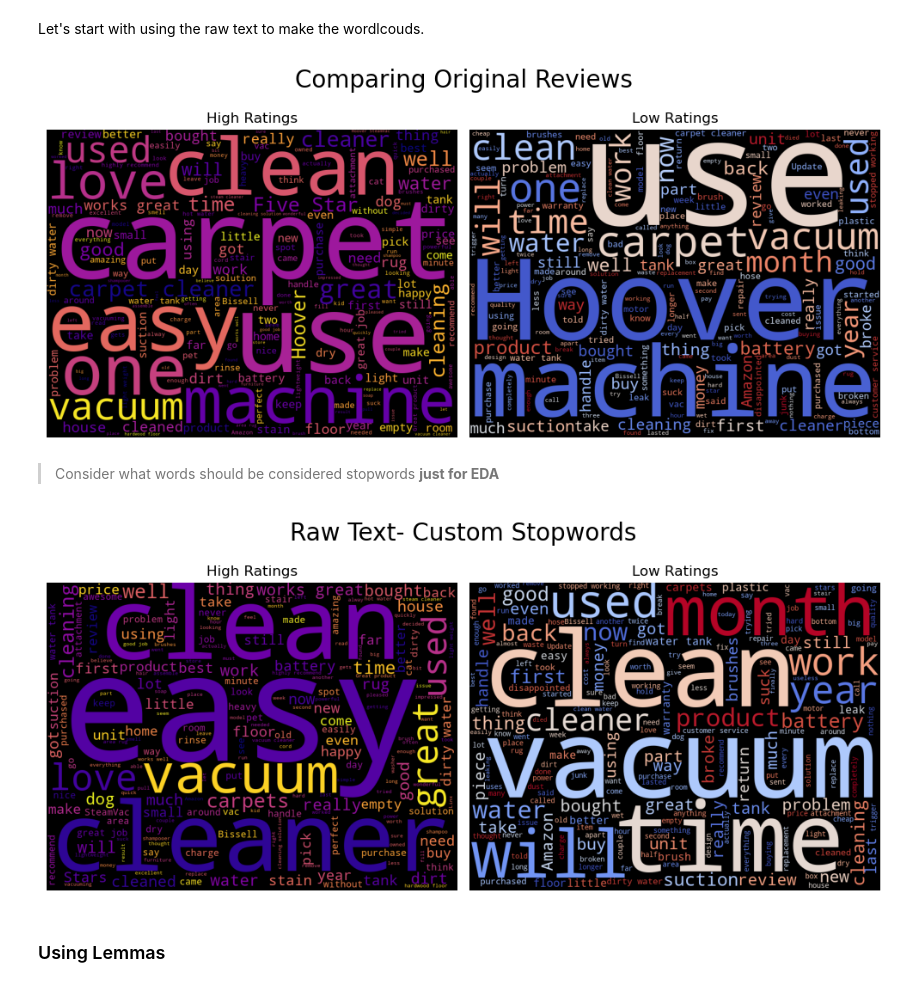
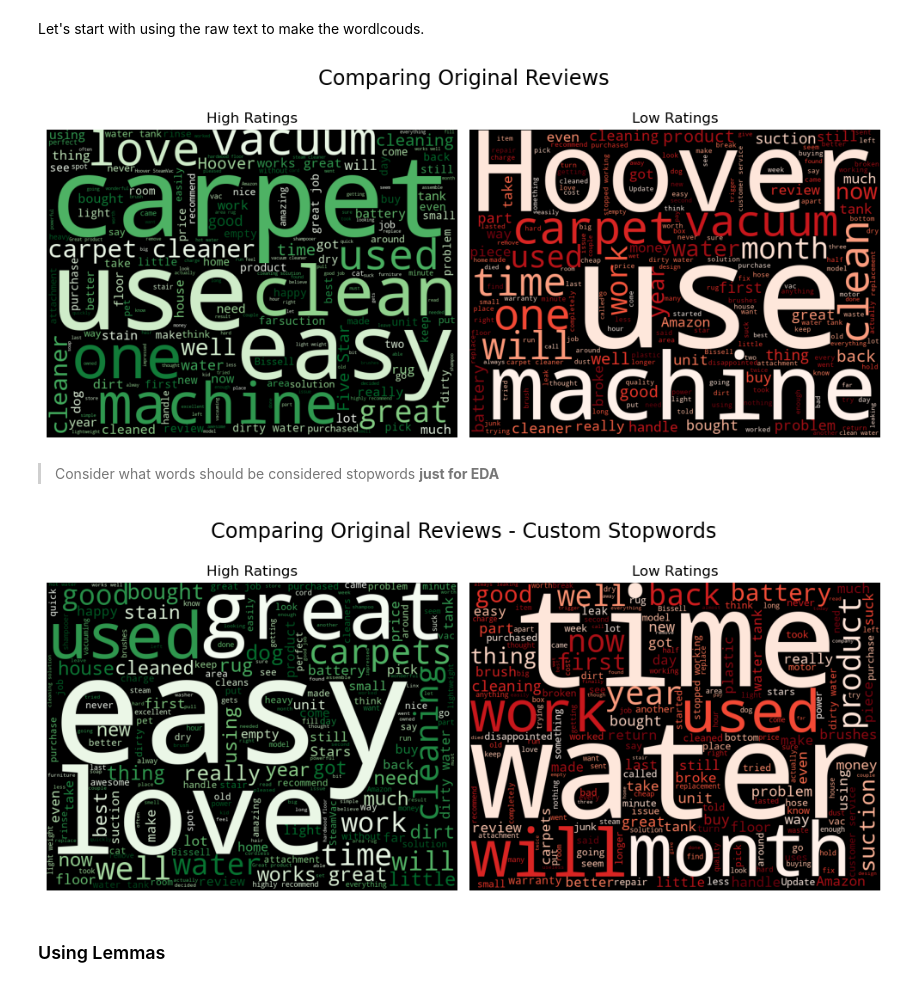
Before and after one commit to purvikansara/adv-ml-wk01-nlp-codealongs, a Jupyter notebook: Lecture 2-Amazon/SOLUTIONS-Amazon-W01L02-nlp-analysis-and-classification.ipynb, the cells around one changed output. Saved outputs shown, nothing was run; the diff lists cells and outputs as text; code cells hidden in the pictures.

```diff
--- a/Lecture 2-Amazon/SOLUTIONS-Amazon-W01L02-nlp-analysis-and-classification.ipynb
+++ b/Lecture 2-Amazon/SOLUTIONS-Amazon-W01L02-nlp-analysis-and-classification.ipynb
@@ -309,7 +309,13 @@ One easy way to compare text is to compare the length of each text.  We could co
 high_len = high['length'].median()
 low_len = low['length'].median()
 
-print(f'The median high Rating is {high_len} characters long while the median low Rating is {low_len} long')
-sns.barplot(data=df, x='rating', y='length', estimator='median')
-plt.grid()
+ax = sns.barplot(data=df, x='rating', y='length', estimator='median',);
+
+# Show plot before print statement
+plt.show()
+print(f' The median character length for {low_len} for low Ratings and {high_len} for high ratings.')
+
+# Save figure
+fig = ax.get_figure()
+fig.savefig('images/barplot-compare-lengths.png', transparent=False, dpi=300, bbox_inches='tight')
 # %% [output]
@@ -401,17 +411,20 @@ def plot_wordclouds(high_cloud, low_cloud, title='Comparing Word Usage'):
     axes[1].axis('off')
     fig.tight_layout()
 
-    fig.suptitle(title,y=1.0, fontsize=20);
+    fig.suptitle(title,y=1.0, fontsize='xx-large');
     return fig
 # %%
 ## Generate the WordCloud Images
-wordcloud_kws = dict(min_word_length=2,width=800, height=600)
-high_cloud = WordCloud(**wordcloud_kws, colormap='plasma').generate(high_text_joined)
-low_cloud = WordCloud(**wordcloud_kws, colormap='coolwarm').generate(low_text_joined)
+wordcloud_kws = dict(min_word_length=2,width=800, height=600, random_state=42)
+high_cloud = WordCloud(**wordcloud_kws, colormap='Greens').generate(high_text_joined)
+low_cloud = WordCloud(**wordcloud_kws, colormap='Reds').generate(low_text_joined)
 
 fig = plot_wordclouds(high_cloud, low_cloud, title="Comparing Original Reviews")
+
+# Saving figure for README
+fig.savefig('images/wordclouds-original-reviews.png', dpi=300, bbox_inches='tight', transparent=False)
 # %% [output]
-[figure, old version]
+[figure, new version]
 # %% [markdown]
 > Consider what words should be considered stopwords **just for EDA**
 # %%
@@ -422,13 +435,17 @@ custom_stopwords = [*STOPWORDS,'use','Hoover','machine','carpet','one','two','fi
 # %%
 ## Generate the WordCloud Images using the custom stopwords
-wordcloud_kws = dict(min_word_length=2,width=800, height=600, stopwords=custom_stopwords)
-high_cloud = WordCloud(**wordcloud_kws, colormap='plasma').generate(high_text_joined)
-low_cloud = WordCloud(**wordcloud_kws, colormap='coolwarm').generate(low_text_joined)
+wordcloud_kws = dict(min_word_length=2,width=800, height=600, random_state=42,
+                     stopwords=custom_stopwords)
+high_cloud = WordCloud(**wordcloud_kws, colormap='Greens').generate(high_text_joined)
+low_cloud = WordCloud(**wordcloud_kws, colormap='Reds').generate(low_text_joined)
 
 # ## Plot the Images
-fig =  plot_wordclouds(high_cloud,low_cloud, title="Raw Text- Custom Stopwords")
+fig =  plot_wordclouds(high_cloud,low_cloud, title="Comparing Original Reviews - Custom Stopwords")
+
+# Save figure
+fig.savefig('images/wordclouds-original-reviews-custom-stop.png', dpi=300,transparent=False, bbox_inches='tight')
 # %% [output]
-[figure, old version]
+[figure, new version]
 # %% [markdown]
 ### Using Lemmas
 # %% [markdown]
```
Also changed, not shown: parts of 40 cells of this notebook, 1 other file.
